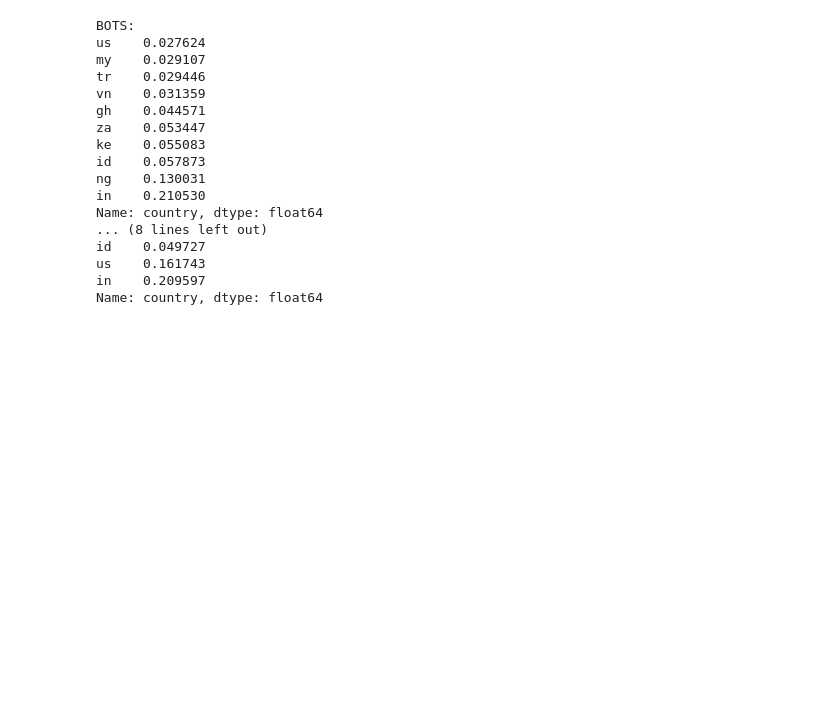
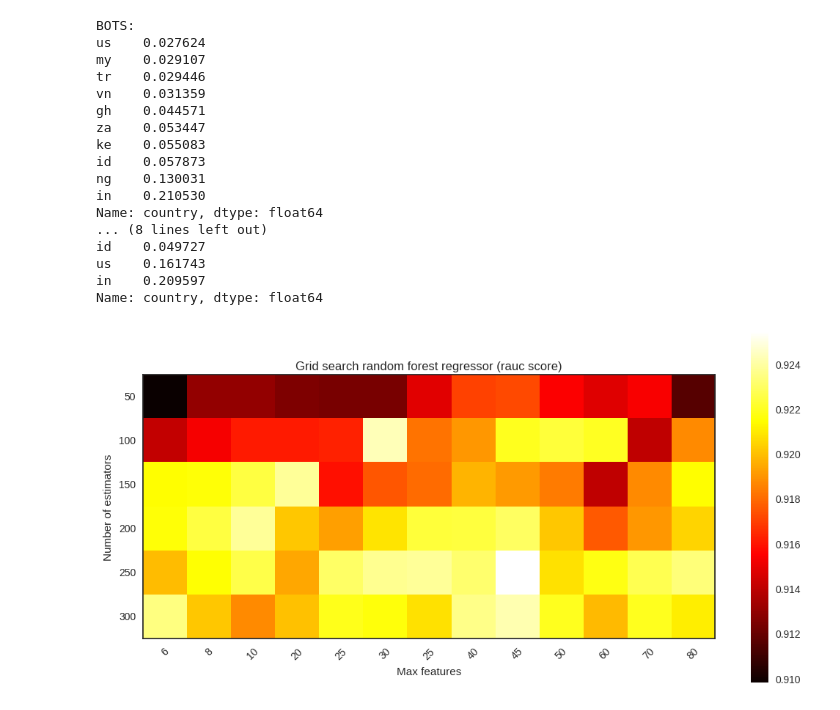
Before and after one commit to Nicolas99-9/Facebook-Recruiting-IV-Human-or-Robot, a Jupyter notebook: DataAnalysis.ipynb, the cells around one changed output. Drawn from its saved outputs; the diff is of its cells as text; code cells hidden in the pictures; blank space fills up the shorter version.

Commit message:
new plots !

```diff
--- a/DataAnalysis.ipynb
+++ b/DataAnalysis.ipynb
@@ -229,0 +243,22 @@ Name: country, dtype: float64
+# %%
+# grid search for random forest
+with open('mode_res.pickle', 'rb') as handle:
+    scores = np.array(pickle.load(handle))
+scores = [x[1] for x in scores]
+result = np.array(scores).reshape(6,13)
+#plot
+plt.figure(figsize=(13, 6))
+plt.subplots_adjust(left=.2, right=0.95, bottom=0.15, top=0.95)
+with sn.axes_style("white"):
+    plt.imshow(result, interpolation='nearest', cmap=plt.cm.hot)
+plt.xlabel('Max features')
+plt.ylabel('Number of estimators')
+plt.colorbar()
+estims = [50,100,150,200,250,300]
+feats= [6,8,10,20,25,30,25,40,45,50,60,70,80]
+plt.xticks(np.arange(len(feats)), feats, rotation=45)
+plt.yticks(np.arange(len(estims)), estims)
+plt.title('Grid search random forest regressor (rauc score)')
+plt.show()
+# %% [output]
+[figure, added]
```
Also changed, not shown: parts of 4 cells of this notebook, 1 other file.
